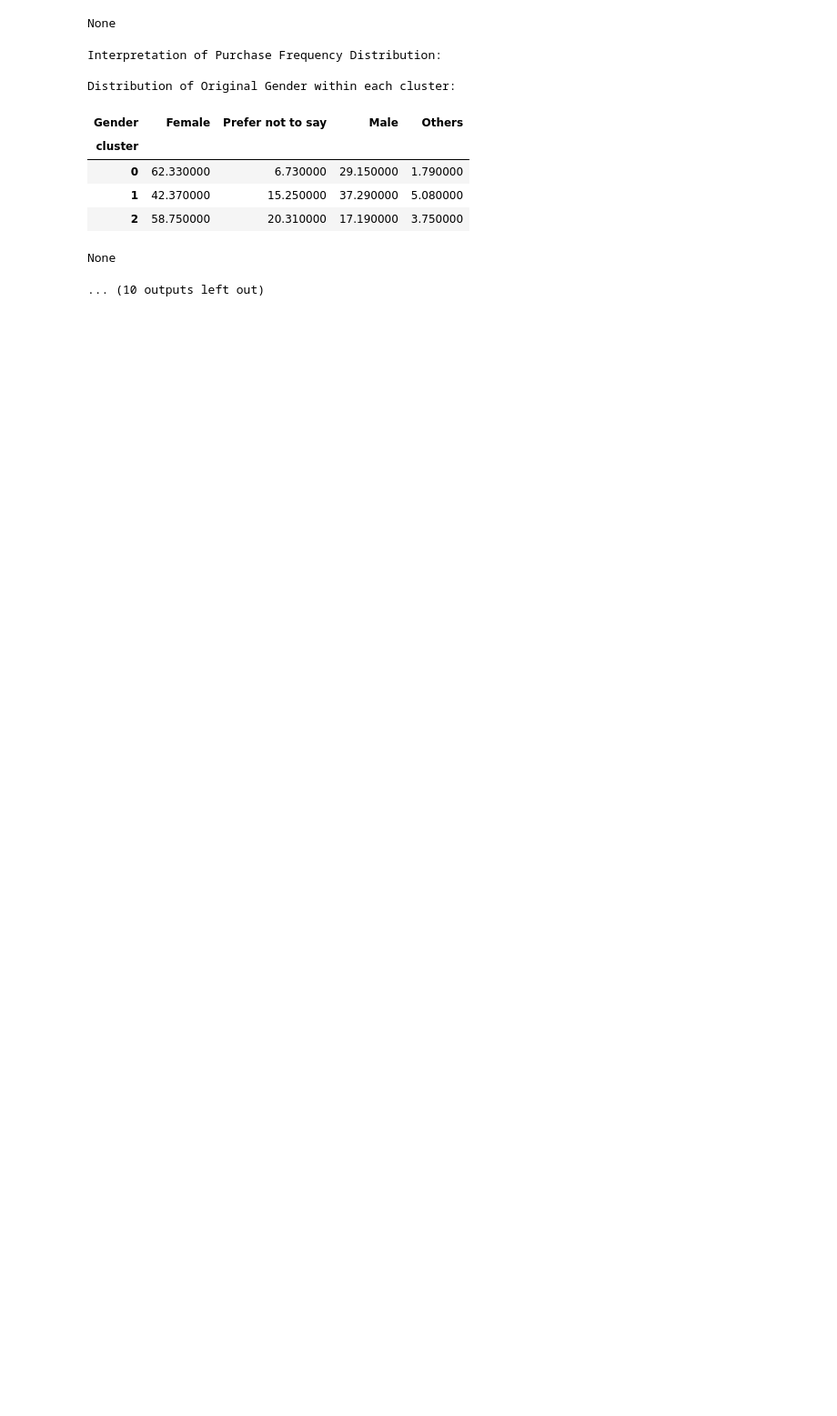
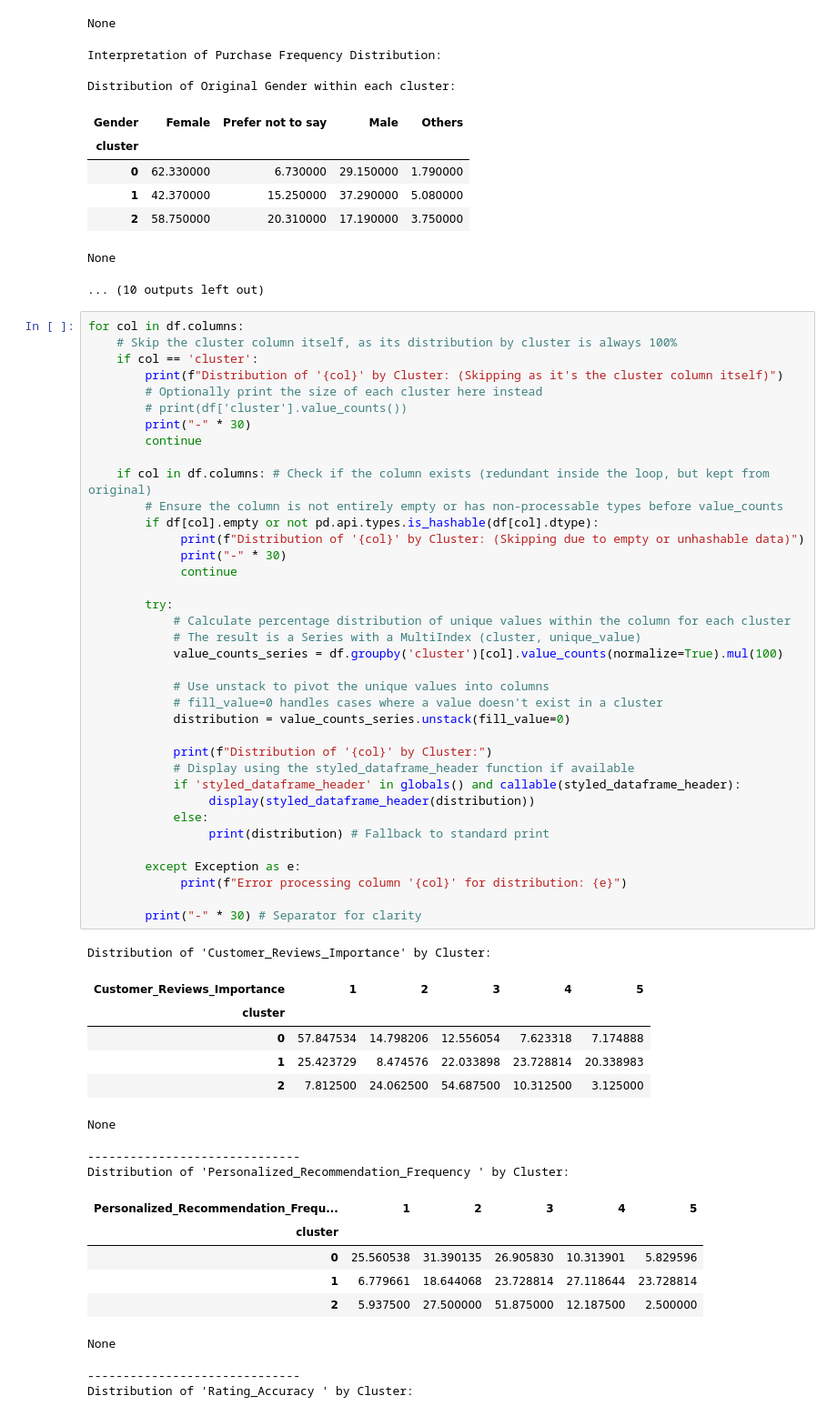
Before and after one commit to nc142j/Amazon_Behaviors_Purchases, a Jupyter notebook: Amazon_Behaviors_Purchases.ipynb, the cells around one changed output. Shown at 91% size. Drawn from its saved outputs; the diff is of its cells as text; blank space fills up the shorter version.

```diff
--- a/Amazon_Behaviors_Purchases.ipynb
+++ b/Amazon_Behaviors_Purchases.ipynb
@@ -1524,3 +1524,58 @@ Distribution of Original Gender within each cluster:
 | 2 | 58.750000 | 20.310000 | 17.190000 | 3.750000 |
 None
 ... (10 outputs left out)
+# %%
+for col in df.columns:
+    # Skip the cluster column itself, as its distribution by cluster is always 100%
+    if col == 'cluster':
+        print(f"Distribution of '{col}' by Cluster: (Skipping as it's the cluster column itself)")
+        # Optionally print the size of each cluster here instead
+        # print(df['cluster'].value_counts())
+        print("-" * 30)
+        continue
+
+    if col in df.columns: # Check if the column exists (redundant inside the loop, but kept from original)
+        # Ensure the column is not entirely empty or has non-processable types before value_counts
+        if df[col].empty or not pd.api.types.is_hashable(df[col].dtype):
+             print(f"Distribution of '{col}' by Cluster: (Skipping due to empty or unhashable data)")
+             print("-" * 30)
+             continue
+
+        try:
+            # Calculate percentage distribution of unique values within the column for each cluster
+            # The result is a Series with a MultiIndex (cluster, unique_value)
+            value_counts_series = df.groupby('cluster')[col].value_counts(normalize=True).mul(100)
+
+            # Use unstack to pivot the unique values into columns
+            # fill_value=0 handles cases where a value doesn't exist in a cluster
+            distribution = value_counts_series.unstack(fill_value=0)
+
+            print(f"Distribution of '{col}' by Cluster:")
+            # Display using the styled_dataframe_header function if available
+            if 'styled_dataframe_header' in globals() and callable(styled_dataframe_header):
+                 display(styled_dataframe_header(distribution))
+            else:
+                 print(distribution) # Fallback to standard print
+
+        except Exception as e:
+             print(f"Error processing column '{col}' for distribution: {e}")
+
+        print("-" * 30) # Separator for clarity
+# %% [output]
+Distribution of 'Customer_Reviews_Importance' by Cluster:
+| Customer_Reviews_Importance | 1 | 2 | 3 | 4 | 5 |
+| cluster |  |  |  |  |  |
+| 0 | 57.847534 | 14.798206 | 12.556054 | 7.623318 | 7.174888 |
+| 1 | 25.423729 | 8.474576 | 22.033898 | 23.728814 | 20.338983 |
+| 2 | 7.812500 | 24.062500 | 54.687500 | 10.312500 | 3.125000 |
+None
+------------------------------
+Distribution of 'Personalized_Recommendation_Frequency ' by Cluster:
+| Personalized_Recommendation_Frequ... | 1 | 2 | 3 | 4 | 5 |
+| cluster |  |  |  |  |  |
+| 0 | 25.560538 | 31.390135 | 26.905830 | 10.313901 | 5.829596 |
+| 1 | 6.779661 | 18.644068 | 23.728814 | 27.118644 | 23.728814 |
+| 2 | 5.937500 | 27.500000 | 51.875000 | 12.187500 | 2.500000 |
+None
+------------------------------
+Distribution of 'Rating_Accuracy ' by Cluster:
```
Also changed, not shown: parts of 31 cells of this notebook.
